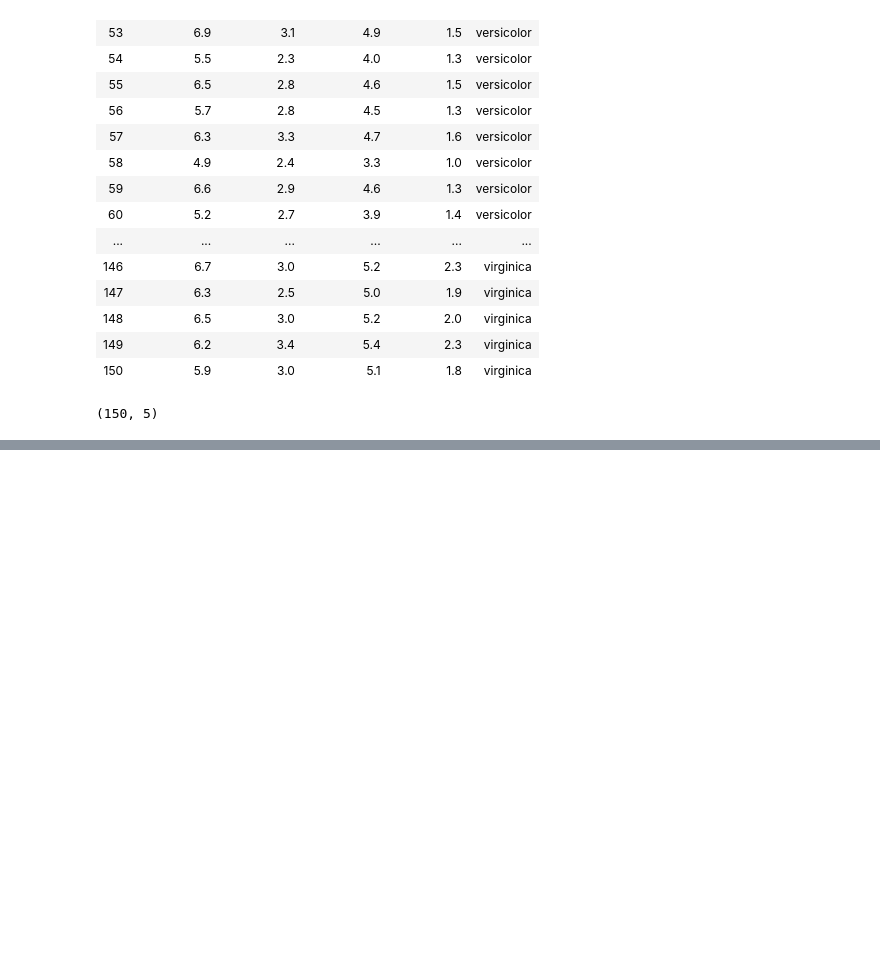
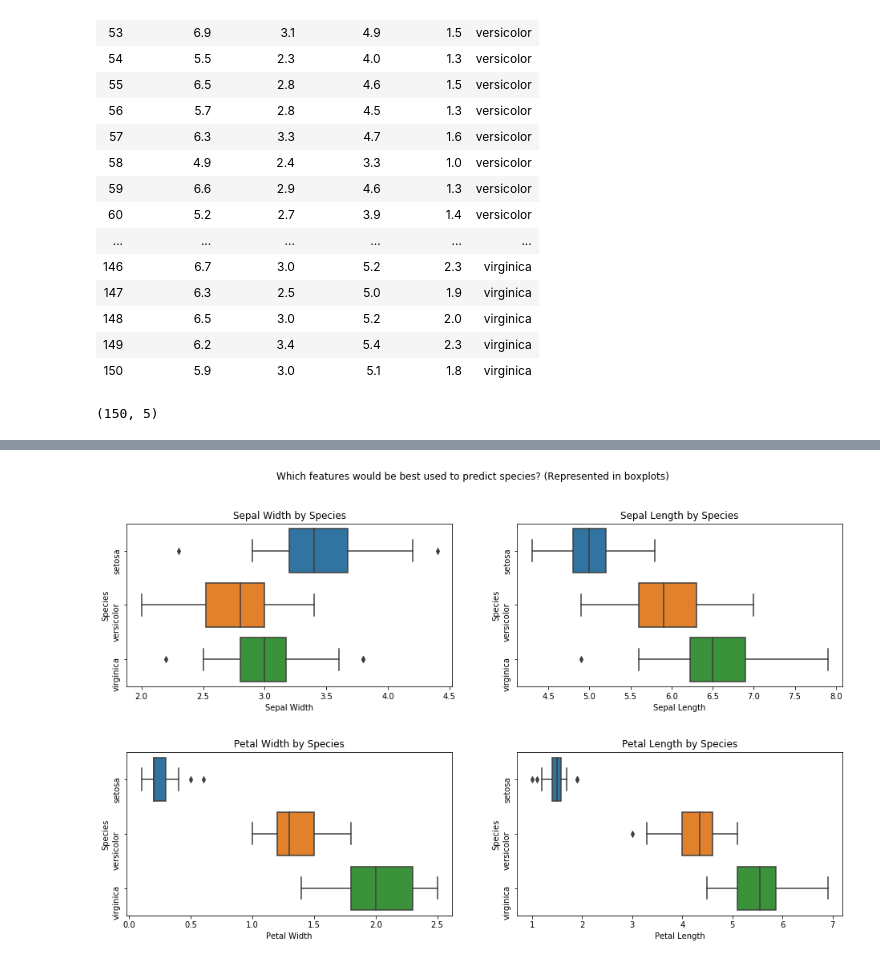
Before and after one commit to aleclhartman/python-exercises, a Jupyter notebook: 4.8.5_seaborn_exercises.ipynb, the cells around one changed output, grey strips where cells are left out. Cells and saved outputs as stored; diff of their text form; code cells hidden in the pictures; blank space fills up the shorter version.

```diff
--- a/4.8.5_seaborn_exercises.ipynb
+++ b/4.8.5_seaborn_exercises.ipynb
@@ -153,0 +171,36 @@ Name: species, dtype: object
+# %%
+# 4. Which features would be best used to predict species?
+plt.figure(figsize=(16, 9))
+plt.suptitle("Which features would be best used to predict species? (Represented in boxplots)")
+
+plt.subplot(221)
+sns.boxplot(data=df, x="sepal_width", y="species")
+plt.xlabel("Sepal Width")
+plt.ylabel("Species")
+plt.yticks(rotation=90)
+plt.title("Sepal Width by Species")
+
+plt.subplot(222)
+sns.boxplot(data=df, x="sepal_length", y="species")
+plt.xlabel("Sepal Length")
+plt.ylabel("Species")
+plt.yticks(rotation=90)
+plt.title("Sepal Length by Species")
+
+plt.subplot(223)
+sns.boxplot(data=df, x="petal_width", y="species")
+plt.xlabel("Petal Width")
+plt.ylabel("Species")
+plt.yticks(rotation=90)
+plt.title("Petal Width by Species")
+
+plt.subplot(224)
+sns.boxplot(data=df, x="petal_length", y="species")
+plt.xlabel("Petal Length")
+plt.ylabel("Species")
+plt.yticks(rotation=90)
+plt.title("Petal Length by Species")
+
+plt.subplots_adjust(hspace=.4)
+# %% [output]
+[figure, added]
```
Also changed, not shown: parts of 23 cells of this notebook.
